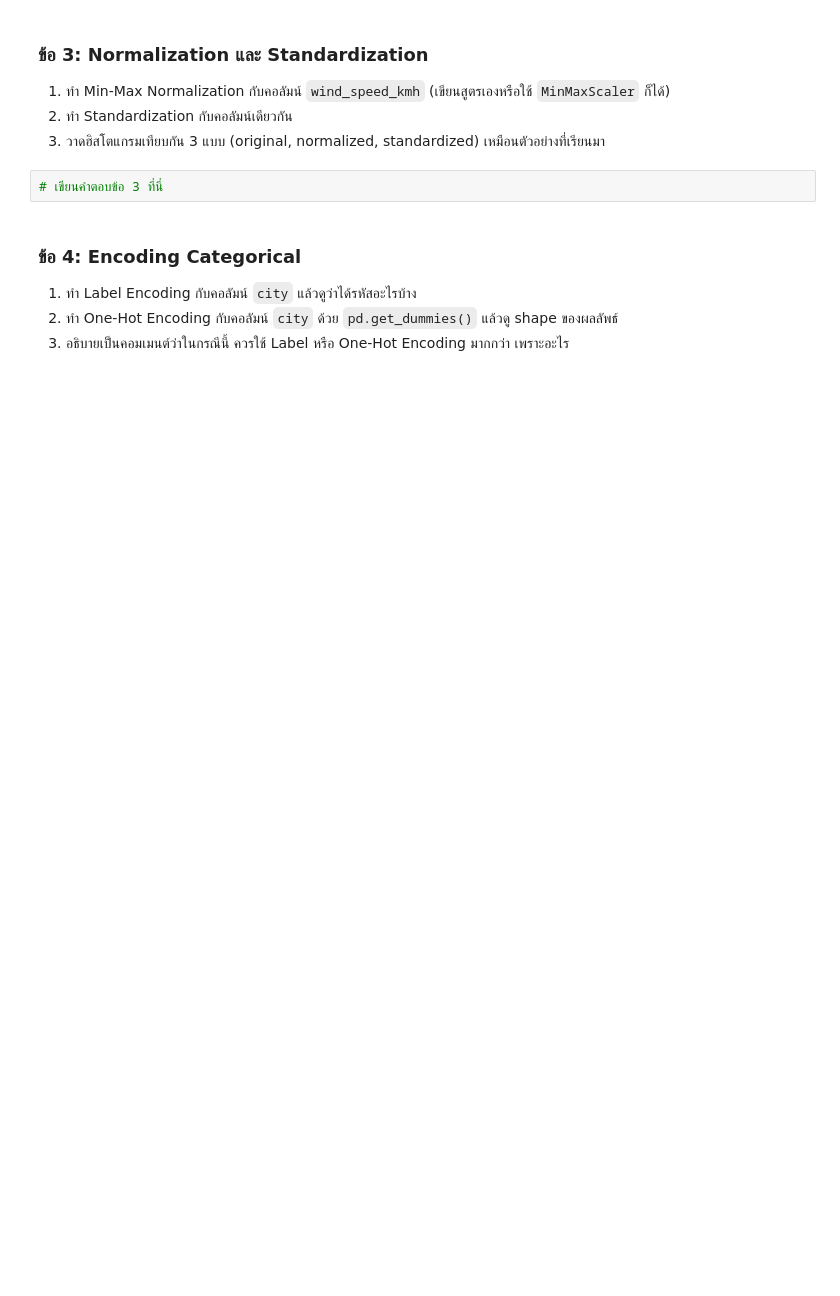
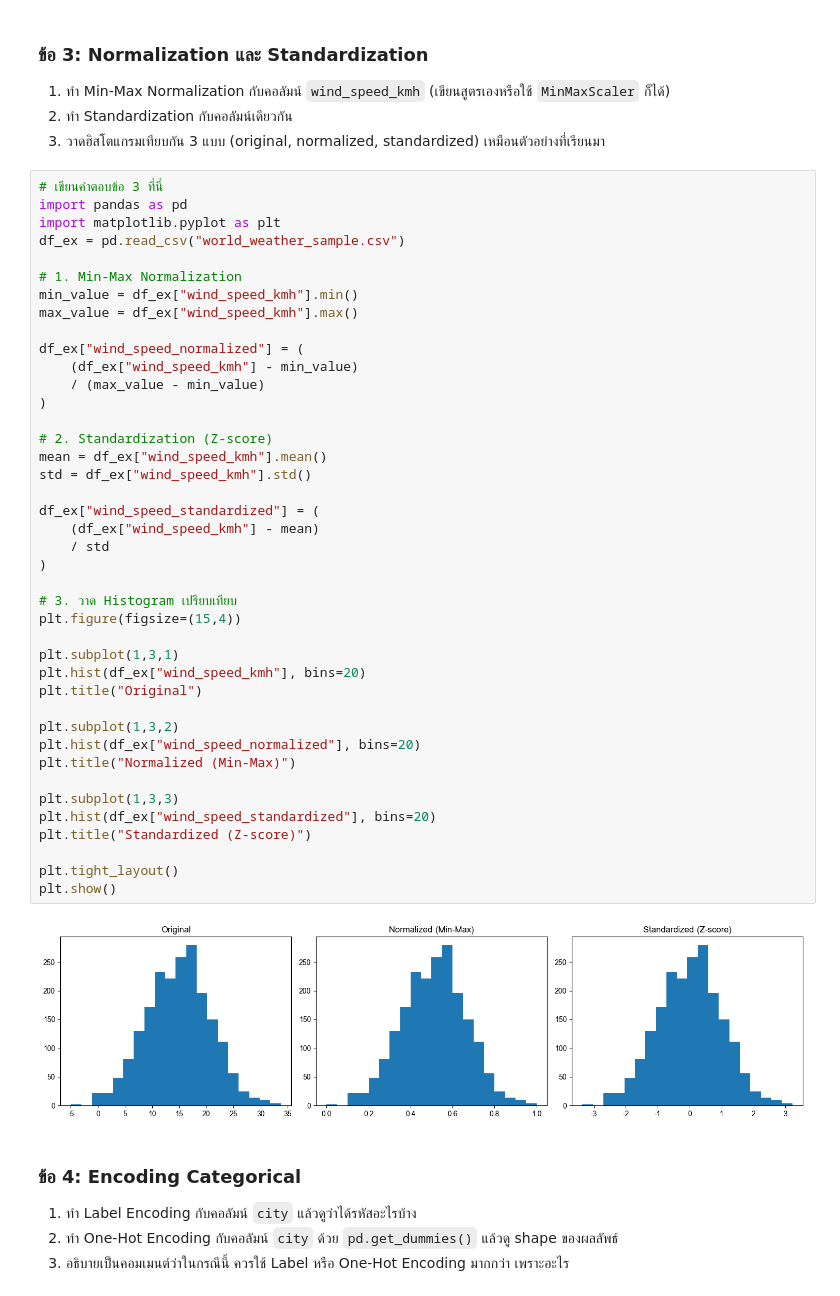
Before and after one commit to thanakppm/Thanakorn_Phongphet_683020572-7, a Jupyter notebook: SC612104_Data_Cleaning.ipynb, the cells around one changed output. Saved outputs shown, nothing was run; the diff lists cells and outputs as text; blank space fills up the shorter version.

```diff
--- a/SC612104_Data_Cleaning.ipynb
+++ b/SC612104_Data_Cleaning.ipynb
@@ -1119,8 +1228,49 @@ print(df_clean[["city", "date"] + new_features].head())
 1. ทำ Min-Max Normalization กับคอลัมน์ `wind_speed_kmh` (เขียนสูตรเองหรือใช้ `MinMaxScaler` ก็ได้)
 2. ทำ Standardization กับคอลัมน์เดียวกัน
 3. วาดฮิสโตแกรมเทียบกัน 3 แบบ (original, normalized, standardized) เหมือนตัวอย่างที่เรียนมา
-# %%
-# เขียนคำตอบข้อ 3 ที่นี่
+# %%
+# เขียนคำตอบข้อ 3 ที่นี่
+import pandas as pd
+import matplotlib.pyplot as plt
+df_ex = pd.read_csv("world_weather_sample.csv")
+
+# 1. Min-Max Normalization
+min_value = df_ex["wind_speed_kmh"].min()
+max_value = df_ex["wind_speed_kmh"].max()
+
+df_ex["wind_speed_normalized"] = (
+    (df_ex["wind_speed_kmh"] - min_value)
+    / (max_value - min_value)
+)
+
+# 2. Standardization (Z-score)
+mean = df_ex["wind_speed_kmh"].mean()
+std = df_ex["wind_speed_kmh"].std()
+
+df_ex["wind_speed_standardized"] = (
+    (df_ex["wind_speed_kmh"] - mean)
+    / std
+)
+
+# 3. วาด Histogram เปรียบเทียบ
+plt.figure(figsize=(15,4))
+
+plt.subplot(1,3,1)
+plt.hist(df_ex["wind_speed_kmh"], bins=20)
+plt.title("Original")
+
+plt.subplot(1,3,2)
+plt.hist(df_ex["wind_speed_normalized"], bins=20)
+plt.title("Normalized (Min-Max)")
+
+plt.subplot(1,3,3)
+plt.hist(df_ex["wind_speed_standardized"], bins=20)
+plt.title("Standardized (Z-score)")
+
+plt.tight_layout()
+plt.show()
+# %% [output]
+[figure, added]
 # %% [markdown]
 ### ข้อ 4: Encoding Categorical
 1. ทำ Label Encoding กับคอลัมน์ `city` แล้วดูว่าได้รหัสอะไรบ้าง
```
Also changed, not shown: parts of 10 cells of this notebook.
